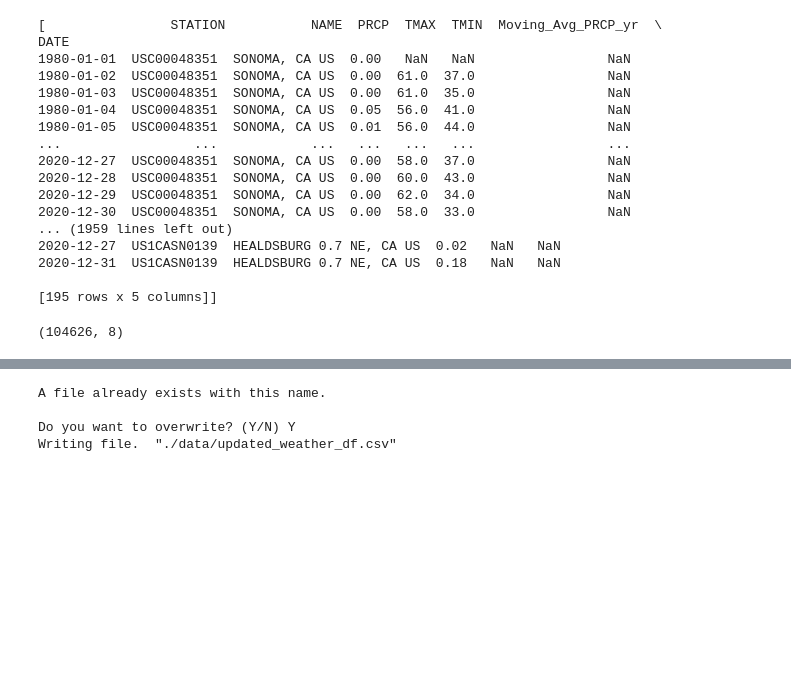
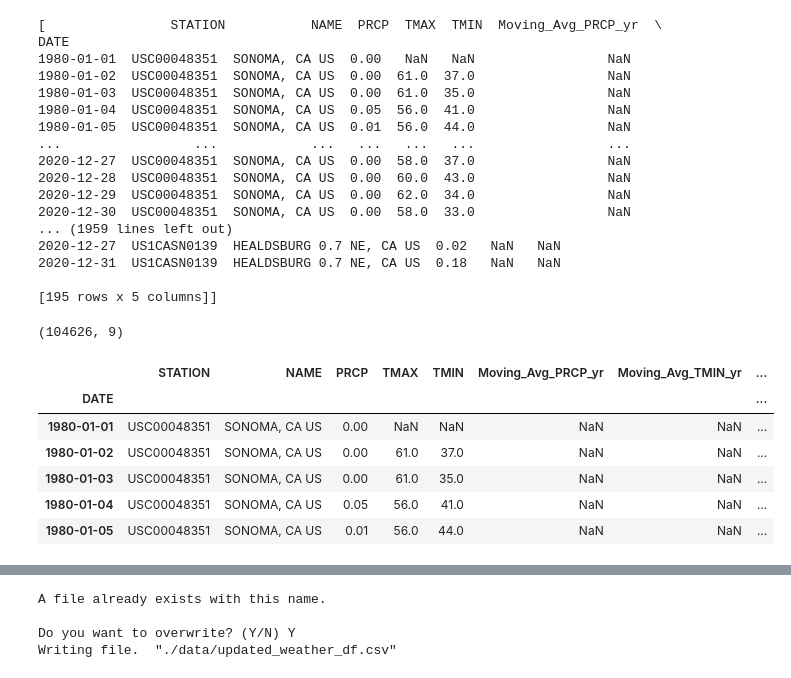
Before and after one commit to coldzonemt/Capstone_2, a Jupyter notebook: EDA.ipynb, the cells around one changed output, grey strips where cells are left out. Saved outputs shown, nothing was run; the diff lists cells and outputs as text; code cells hidden in the pictures; blank space fills up the shorter version.

```diff
--- a/EDA.ipynb
+++ b/EDA.ipynb
@@ -353,6 +353,18 @@ for i in weather_station_dfs:
         updated_weather_df.append(df_name)
 updated_weather_df = pd.concat(updated_weather_df)
 
+
+updated_weather_df['DATE'] = updated_weather_df.index
 updated_weather_df.shape
 # %% [output]
-(104626, 8)
+(104626, 9)
+# %%
+updated_weather_df.head()
+# %% [output]
+|  | STATION | NAME | PRCP | TMAX | TMIN | Moving_Avg_PRCP_yr | Moving_Avg_TMIN_yr | ... |
+| DATE |  |  |  |  |  |  |  | ... |
+| 1980-01-01 | USC00048351 | SONOMA, CA US | 0.00 | NaN | NaN | NaN | NaN | ... |
+| 1980-01-02 | USC00048351 | SONOMA, CA US | 0.00 | 61.0 | 37.0 | NaN | NaN | ... |
+| 1980-01-03 | USC00048351 | SONOMA, CA US | 0.00 | 61.0 | 35.0 | NaN | NaN | ... |
+| 1980-01-04 | USC00048351 | SONOMA, CA US | 0.05 | 56.0 | 41.0 | NaN | NaN | ... |
+| 1980-01-05 | USC00048351 | SONOMA, CA US | 0.01 | 56.0 | 44.0 | NaN | NaN | ... |
```
Also changed, not shown: parts of 2 cells of this notebook, 2 other files.
